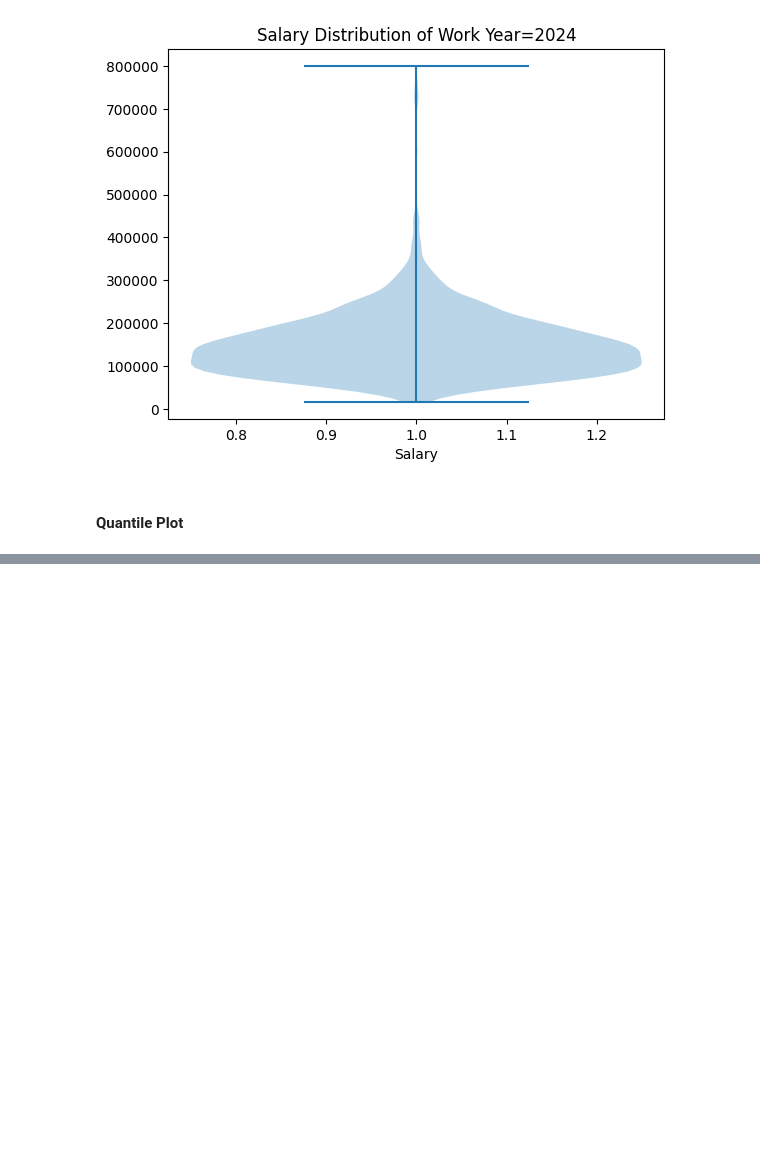
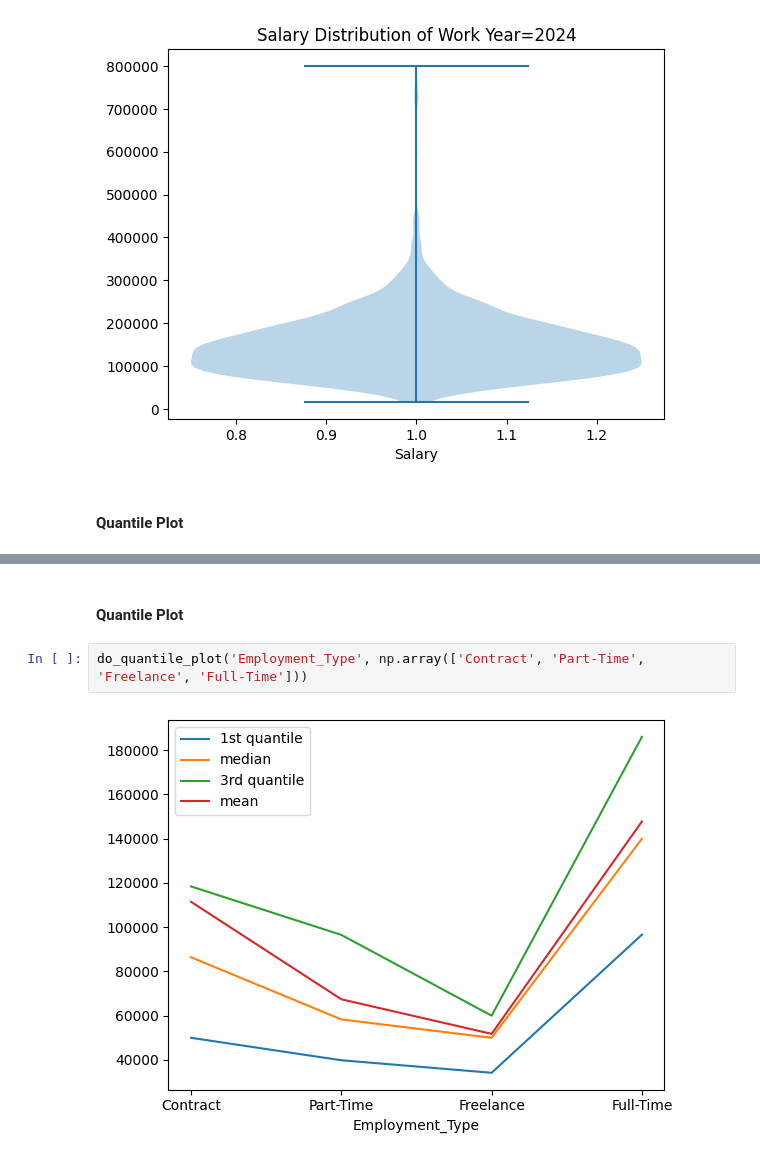
Before and after one commit to ALotov2000/data_science-CA2, a Jupyter notebook: task-2/report.ipynb, the cells around one changed output, grey strips where cells are left out. Saved outputs shown, nothing was run; the diff lists cells and outputs as text; blank space fills up the shorter version.

```diff
--- a/task-2/report.ipynb
+++ b/task-2/report.ipynb
@@ -295,0 +327,6 @@ do_quantile_plots('Work_Year')
+# %% [markdown]
+#### Quantile Plot
+# %%
+do_quantile_plot('Employment_Type', np.array(['Contract', 'Part-Time', 'Freelance', 'Full-Time']))
+# %% [output]
+[figure, added]
```
Also changed, not shown: parts of 16 cells of this notebook.
